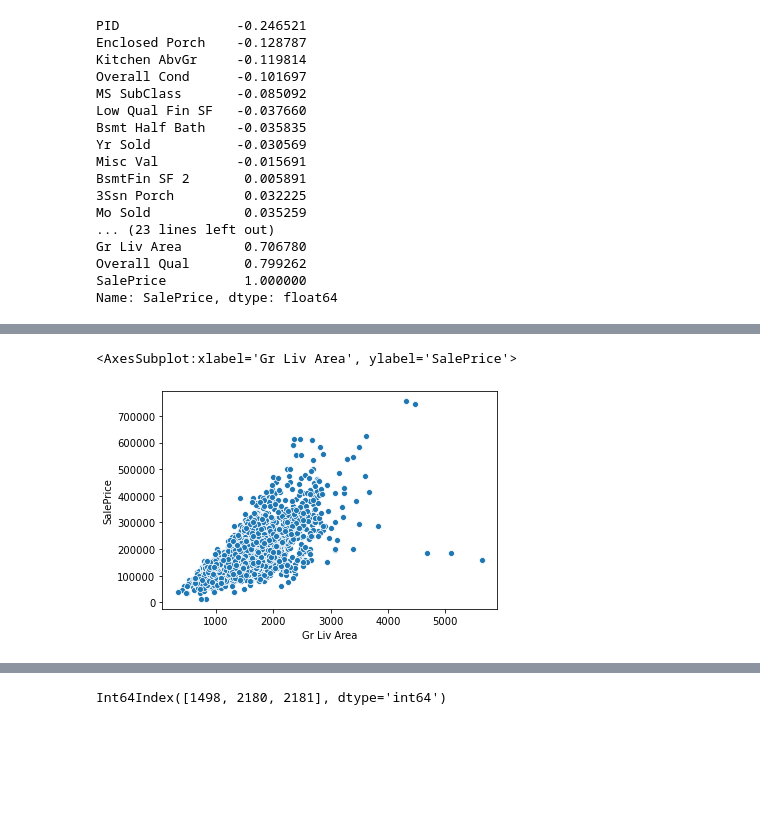
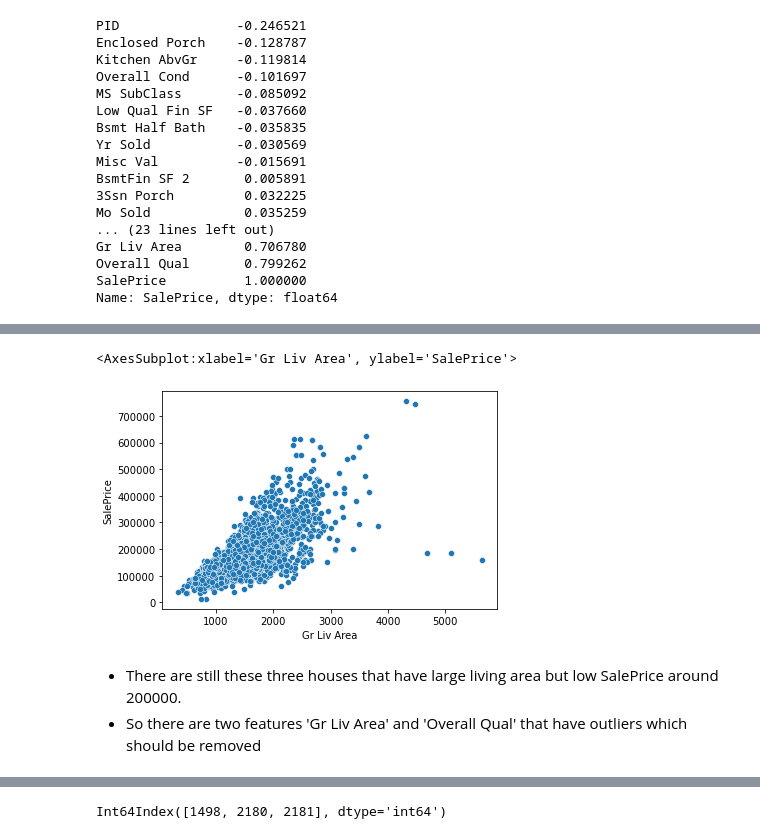
Before and after one commit to SSaberipouya/Data-Prepareation-and-Feature_Engineering, a Jupyter notebook: 00-Dealing-with-Outliers.ipynb, the cells around one changed output, grey strips where cells are left out. Drawn from its saved outputs; the diff is of its cells as text; code cells hidden in the pictures; blank space fills up the shorter version.

```diff
--- a/00-Dealing-with-Outliers.ipynb
+++ b/00-Dealing-with-Outliers.ipynb
@@ -195,3 +225,12 @@ sns.scatterplot(x='Overall Qual',y='SalePrice',data=df)
+# %%
+sns.scatterplot(data=df, x='Gr Liv Area', y= 'SalePrice' )
+# %% [output]
+<AxesSubplot:xlabel='Gr Liv Area', ylabel='SalePrice'>
+[figure, added]
+# %% [markdown]
+
+- There are still these three houses that have large living area but low SalePrice around 200000.
+- So there are two features 'Gr Liv Area' and  'Overall Qual' that have outliers which should be removed
 # %%
 df[(df['Overall Qual']>8) & (df['SalePrice']<200000)]
 # %% [output]
@@ -201,11 +240,6 @@ df[(df['Overall Qual']>8) & (df['SalePrice']<200000)]
 | 2180 | 908154195 | 20 | RL | 128.0 | 39290 | Pave | NaN | IR1 | Bnk | ... |
 | 2181 | 908154205 | 60 | RL | 130.0 | 40094 | Pave | NaN | IR1 | Bnk | ... |
 4 rows × 81 columns
-# %%
-sns.scatterplot(x='Gr Liv Area',y='SalePrice',data=df)
-# %% [output]
-<AxesSubplot:xlabel='Gr Liv Area', ylabel='SalePrice'>
-[figure, removed]
 # %%
 df[(df['Gr Liv Area']>4000) & (df['SalePrice']<400000)]
 # %% [output]
```
Also changed, not shown: parts of 15 cells of this notebook.
